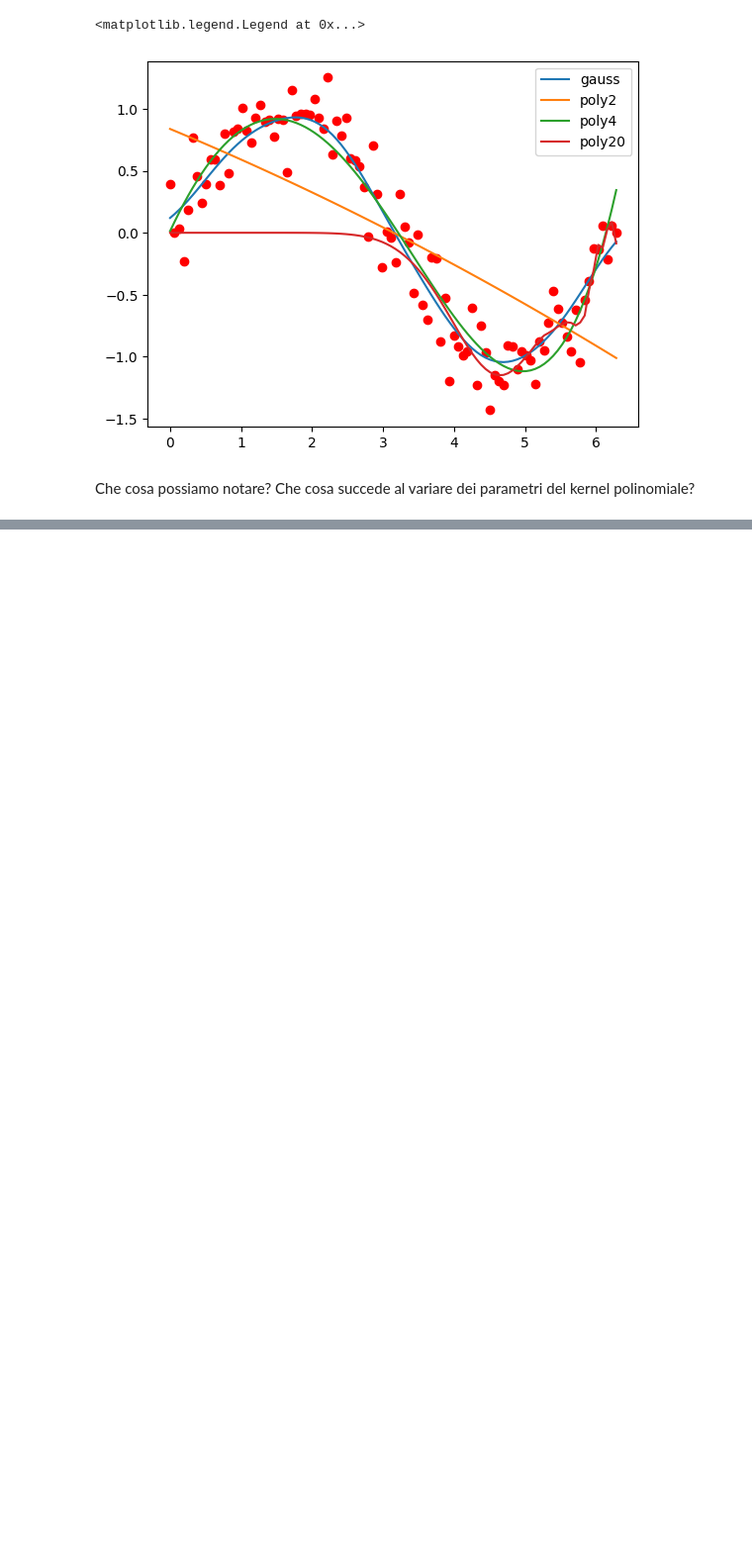
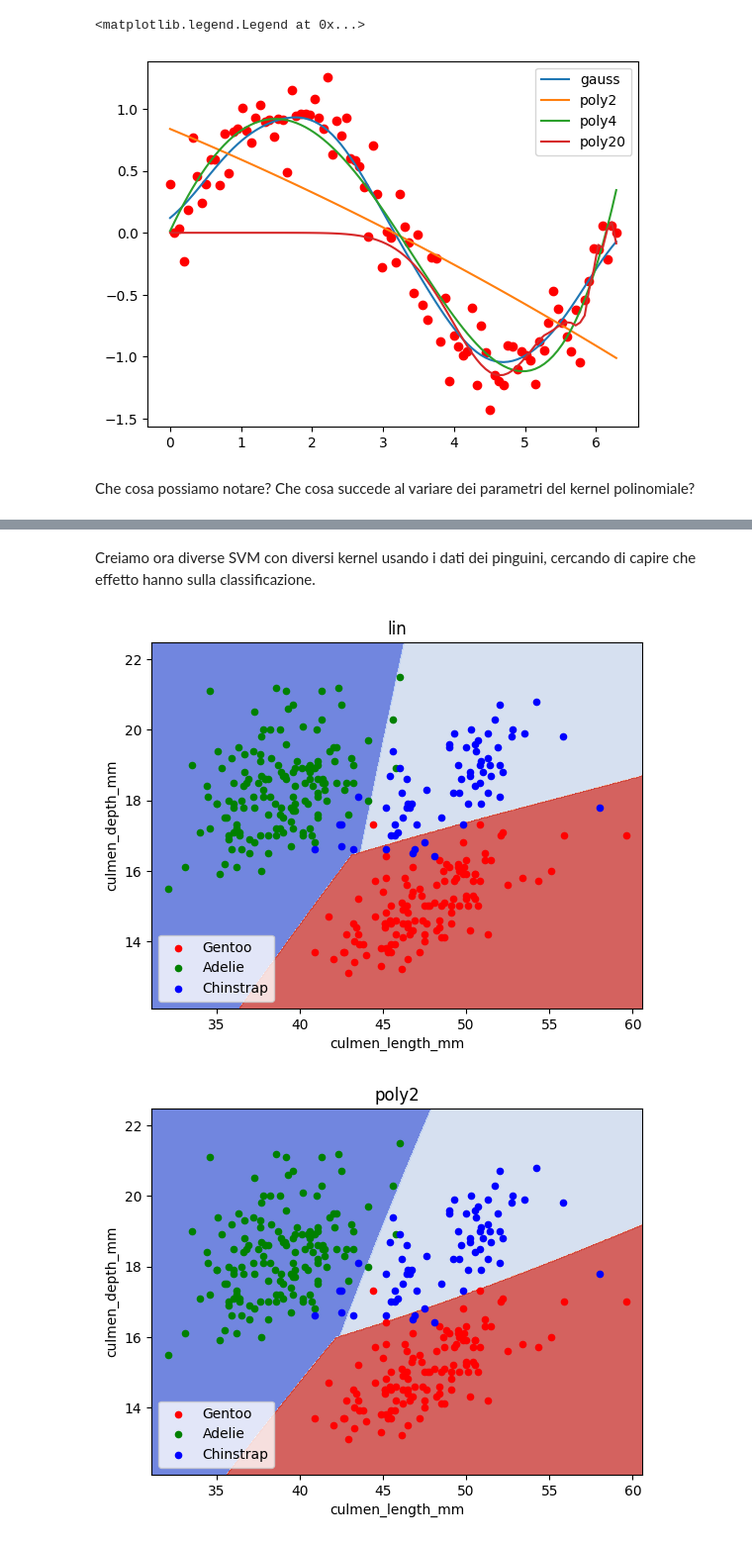
Before and after one commit to zangobot/BusinessAnalytics_TeachingMaterial, a Jupyter notebook: Esercitazione 5 - Kernel.ipynb, the cells around one changed output, grey strips where cells are left out. Shown at 99% size. Drawn from its saved outputs; the diff is of its cells as text; code cells hidden in the pictures; blank space fills up the shorter version.

```diff
--- a/Esercitazione 5 - Kernel.ipynb
+++ b/Esercitazione 5 - Kernel.ipynb
@@ -17,8 +17,6 @@ import matplotlib.pyplot as plt
 import pandas as pd
 
 data = pd.read_csv('dati/penguins_size.csv').dropna()
-X, Y = data[['culmen_length_mm', 'culmen_depth_mm', 'flipper_length_mm', 'body_mass_g']], data['species']
-X = StandardScaler().fit_transform(X)
 # %% [markdown]
 Per capire come funzionano le distanze calcolate dai kernel, usiamo scikit-learn per caclolare i seguenti kernel:
 
@@ -121,0 +139,2 @@ Che cosa possiamo notare? Che cosa succede al variare dei parametri del kernel p
+# %% [markdown]
+Creiamo ora diverse SVM con diversi kernel usando i dati dei pinguini, cercando di capire che effetto hanno sulla classificazione.
@@ -121,0 +172,18 @@ Che cosa possiamo notare? Che cosa succede al variare dei parametri del kernel p
+# %%
+from sklearn.svm import SVC
+
+lin_svm = SVC()
+poly2_svm = SVC(kernel='poly', degree=2)
+poly8_svm = SVC(kernel='poly', degree=8)
+gauss_svm = SVC(kernel='rbf')
+
+clfs = [(lin_svm, 'lin'), (poly2_svm, 'poly2'), (poly8_svm, 'poly8'), (gauss_svm, 'gauss')]
+
+X, Y = data[['culmen_length_mm', 'culmen_depth_mm']], data['species']
+
+for c, name in clfs:
+    c.fit(X, Y)
+    plot_decision_region(c, X, Y, name, 'culmen_length_mm', 'culmen_depth_mm', classes=["Gentoo", "Adelie", "Chinstrap"])
+# %% [output]
+[figure, added]
+[figure, added]
```
Also changed, not shown: parts of 6 cells of this notebook.
